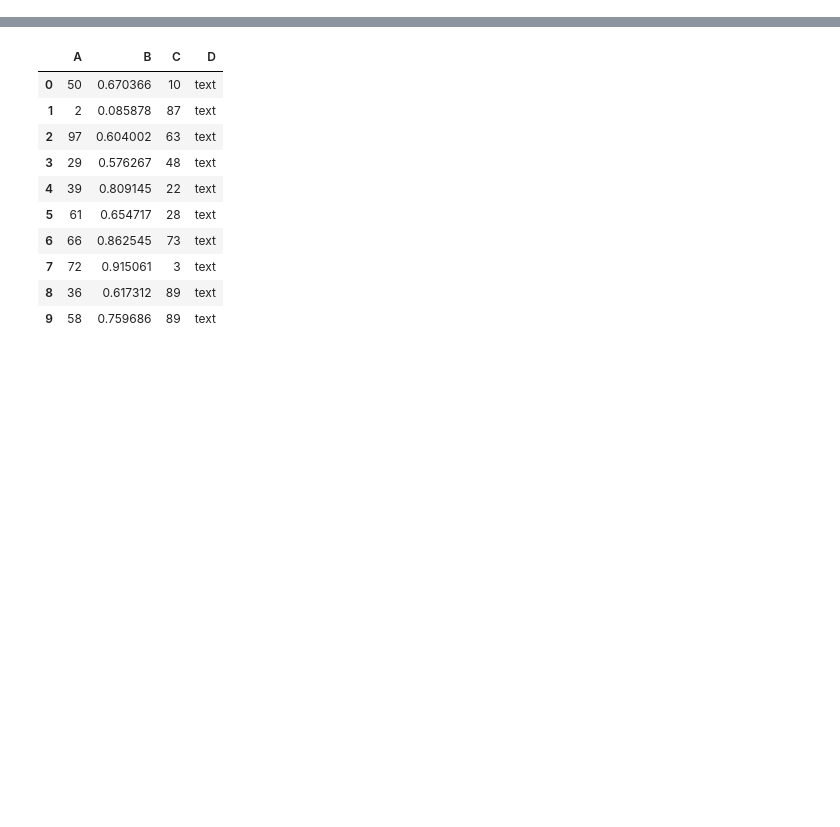
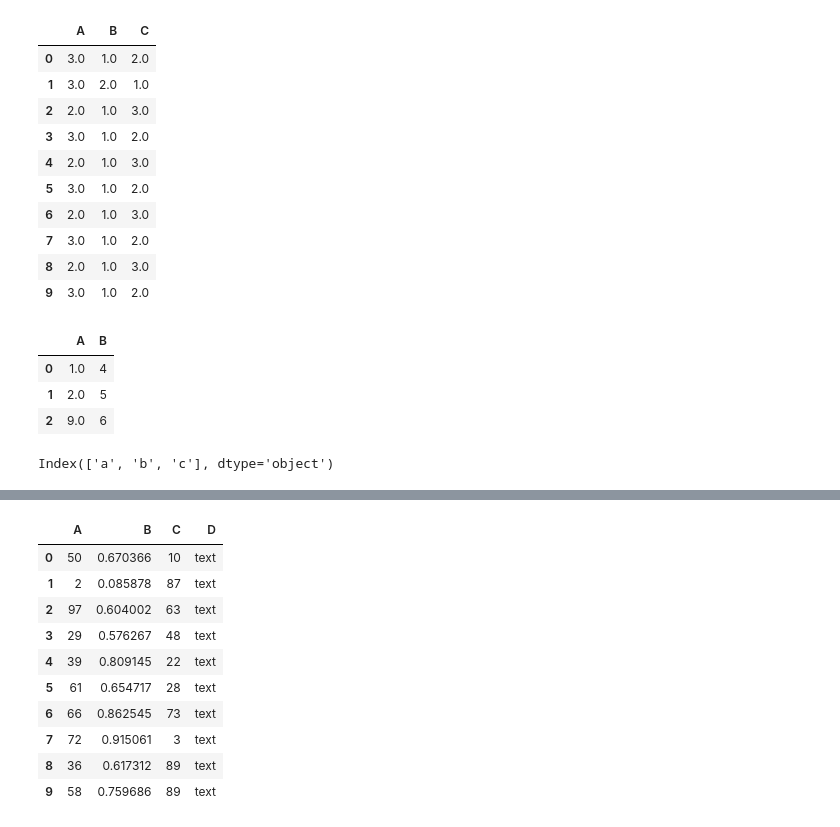
Before and after one commit to fredchan23/6m-data-1.7-intro-pandas, a Jupyter notebook: notebooks/post_class.ipynb, the cells around one changed output, grey strips where cells are left out. Saved outputs shown, nothing was run; the diff lists cells and outputs as text; code cells hidden in the pictures; blank space fills up the shorter version.

```diff
--- a/notebooks/post_class.ipynb
+++ b/notebooks/post_class.ipynb
@@ -11,0 +174,40 @@ dft = pd.DataFrame({
+# %%
+
+dft.rank(axis=1)
+# %% [output]
+|  | A | B | C |
+| 0 | 3.0 | 1.0 | 2.0 |
+| 1 | 3.0 | 2.0 | 1.0 |
+| 2 | 2.0 | 1.0 | 3.0 |
+| 3 | 3.0 | 1.0 | 2.0 |
+| 4 | 2.0 | 1.0 | 3.0 |
+| 5 | 3.0 | 1.0 | 2.0 |
+| 6 | 2.0 | 1.0 | 3.0 |
+| 7 | 3.0 | 1.0 | 2.0 |
+| 8 | 2.0 | 1.0 | 3.0 |
+| 9 | 3.0 | 1.0 | 2.0 |
+# %%
+# combine_first example, merging two DataFrames by filling in missing values from another DataFrame.
+# if no missing values, the original DataFrame is returned unchanged.
+from numpy import NaN
+
+
+df1 = pd.DataFrame({
+    'A': [1, 2, NaN],
+    'B': [4, 5, 6]
+})
+df2 = pd.DataFrame({
+    'A': [7, 8, 9],
+    'B': [10, 11, 12]
+})
+df1.combine_first(df2)
+# %% [output]
+|  | A | B |
+| 0 | 1.0 | 4 |
+| 1 | 2.0 | 5 |
+| 2 | 9.0 | 6 |
+# %%
+# return unique values of index pd.Index(['a', 'b', 'c', 'a', 'b'])
+pd.Index(['a', 'b', 'c', 'a', 'b']).unique()
+# %% [output]
+Index(['a', 'b', 'c'], dtype='object')
```
Also changed, not shown: parts of 27 cells of this notebook.
